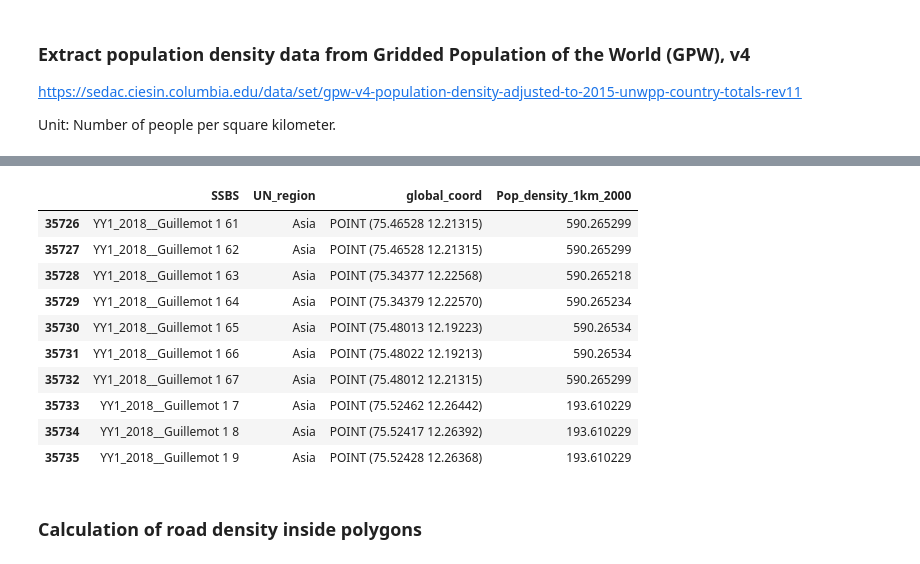
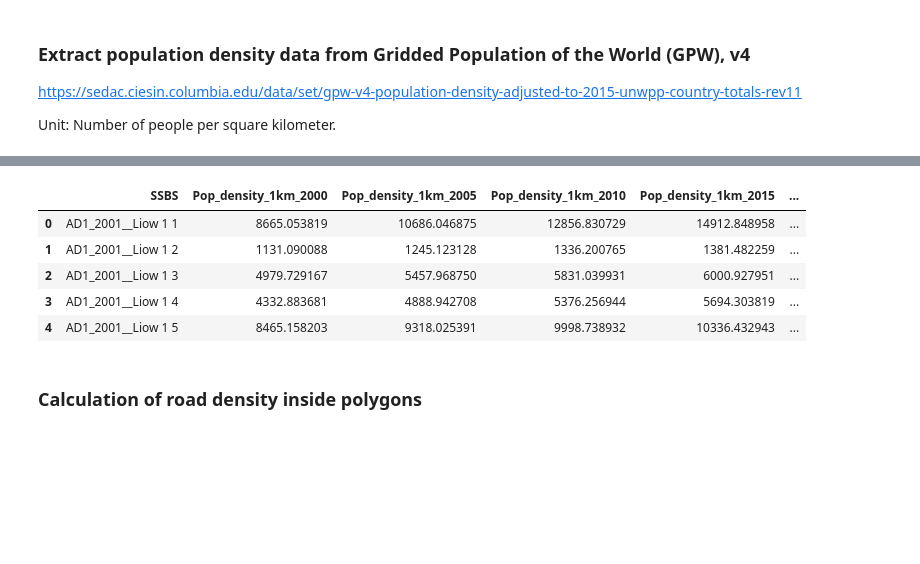
Before and after one commit to j-nystrom/biodiversity-impacts, a Jupyter notebook: notebooks/geodata_processing_v2.ipynb, the cells around one changed output, grey strips where cells are left out. Cells and saved outputs as stored; diff of their text form; code cells hidden in the pictures; blank space fills up the shorter version.

```diff
--- a/notebooks/geodata_processing_v2.ipynb
+++ b/notebooks/geodata_processing_v2.ipynb
@@ -405,16 +353,2 @@ gdf_pop_density.head(10)
-# %%
-gdf_pop_density.tail(10)
-# %% [output]
-|  | SSBS | UN_region | global_coord | Pop_density_1km_2000 |
-| 35726 | YY1_2018__Guillemot 1 61 | Asia | POINT (75.46528 12.21315) | 590.265299 |
-| 35727 | YY1_2018__Guillemot 1 62 | Asia | POINT (75.46528 12.21315) | 590.265299 |
-| 35728 | YY1_2018__Guillemot 1 63 | Asia | POINT (75.34377 12.22568) | 590.265218 |
-| 35729 | YY1_2018__Guillemot 1 64 | Asia | POINT (75.34379 12.22570) | 590.265234 |
-| 35730 | YY1_2018__Guillemot 1 65 | Asia | POINT (75.48013 12.19223) | 590.26534 |
-| 35731 | YY1_2018__Guillemot 1 66 | Asia | POINT (75.48022 12.19213) | 590.26534 |
-| 35732 | YY1_2018__Guillemot 1 67 | Asia | POINT (75.48012 12.21315) | 590.265299 |
-| 35733 | YY1_2018__Guillemot 1 7 | Asia | POINT (75.52462 12.26442) | 193.610229 |
-| 35734 | YY1_2018__Guillemot 1 8 | Asia | POINT (75.52417 12.26392) | 193.610229 |
-| 35735 | YY1_2018__Guillemot 1 9 | Asia | POINT (75.52428 12.26368) | 193.610229 |
 # %%
 # Save the dataframe as a file
@@ -425,2 +357,13 @@ gdf_pop_density.shape
+# %%
+# Try reading the same file
+df_pop_test = pd.read_parquet("../../data/GPW/output/pop_density.parquet")
+df_pop_test.head()
+# %% [output]
+|  | SSBS | Pop_density_1km_2000 | Pop_density_1km_2005 | Pop_density_1km_2010 | Pop_density_1km_2015 | ... |
+| 0 | AD1_2001__Liow 1 1 | 8665.053819 | 10686.046875 | 12856.830729 | 14912.848958 | ... |
+| 1 | AD1_2001__Liow 1 2 | 1131.090088 | 1245.123128 | 1336.200765 | 1381.482259 | ... |
+| 2 | AD1_2001__Liow 1 3 | 4979.729167 | 5457.968750 | 5831.039931 | 6000.927951 | ... |
+| 3 | AD1_2001__Liow 1 4 | 4332.883681 | 4888.942708 | 5376.256944 | 5694.303819 | ... |
+| 4 | AD1_2001__Liow 1 5 | 8465.158203 | 9318.025391 | 9998.738932 | 10336.432943 | ... |
 # %% [markdown]
 ### Calculation of road density inside polygons
```
Also changed, not shown: parts of 39 cells of this notebook.
